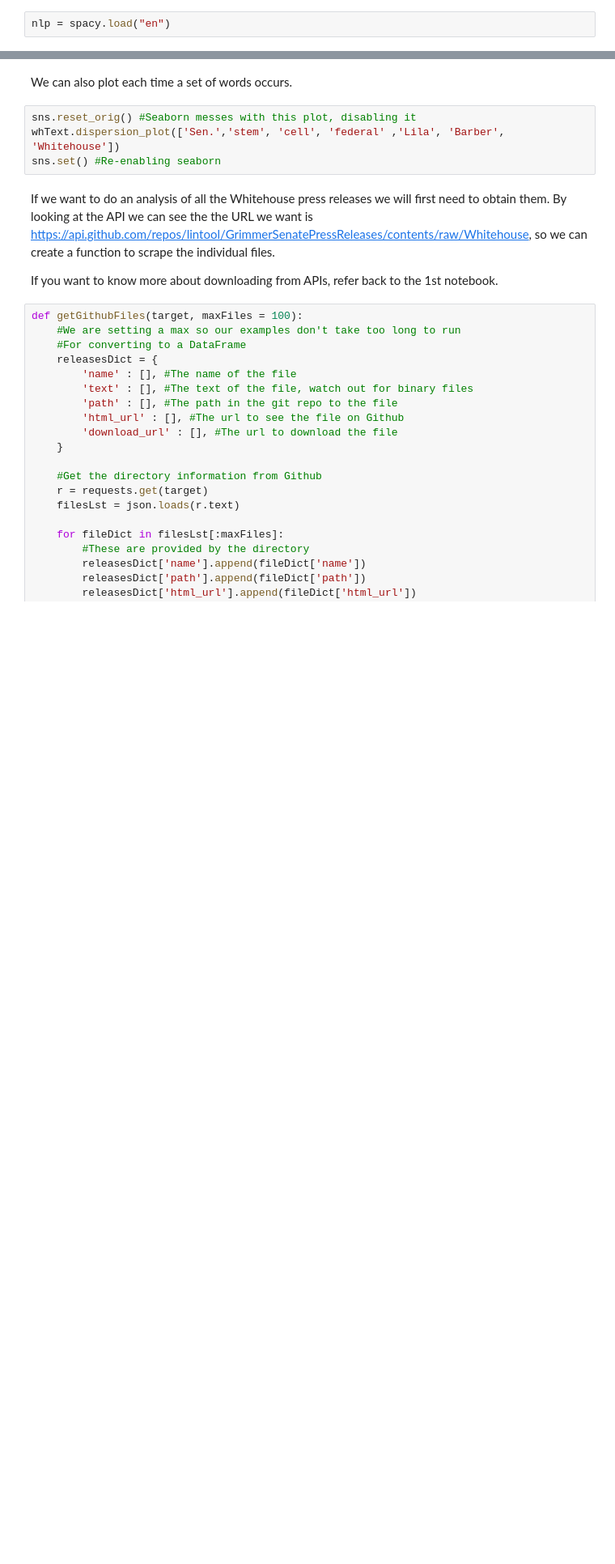
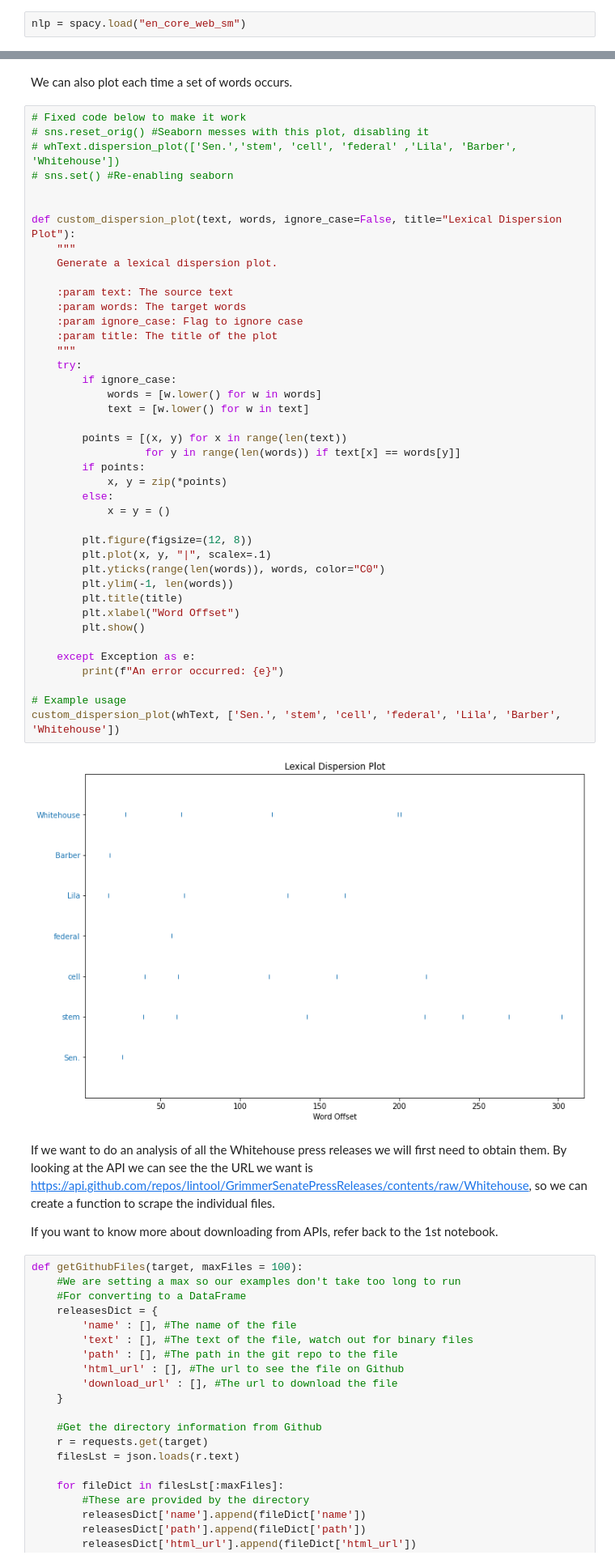
Before and after one commit to floriatea/CCA_NLP, a Jupyter notebook: Homework-Notebooks-2023/week-2/2-Computational-Linguistics.ipynb, the cells around one changed output, grey strips where cells are left out. Shown at 81% size. Drawn from its saved outputs; the diff is of its cells as text; blank space fills up the shorter version.

```diff
--- a/Homework-Notebooks-2023/week-2/2-Computational-Linguistics.ipynb
+++ b/Homework-Notebooks-2023/week-2/2-Computational-Linguistics.ipynb
@@ -99,7 +123,7 @@ clean_11[1]
 # %% [markdown]
 This method cleaned a few basic formatting errors. You are welcome to experiment and add your own code to expand on cleaning the text. Once it begins to look the way you want it to, we can start using spaCy to do some heavier cleaning. spaCy does this through the use of language models. Make sure you have the spaCy english language model loaded.
 # %%
-nlp = spacy.load("en")
+nlp = spacy.load("en_core_web_sm")
 # %% [markdown]
 This model is going to be the basis of most of the tasks which NLTK (the Natural Language Tool Kit) might have done otherwise. While NLTK uses a bunch of clunky models from multiple places, spacy neatly packs all functionality in one model. This deep trained model will start by doing our word tokenizing and normalising. These methods are already included in lucem illud, and here we will just demonstrate them outside the package so to explain what goes on under the hood.
 
@@ -238,10 +367,49 @@ whText.count('cell')
 # %% [markdown]
 
 We can also plot each time a set of words occurs.
-# %%
-sns.reset_orig() #Seaborn messes with this plot, disabling it
-whText.dispersion_plot(['Sen.','stem', 'cell', 'federal' ,'Lila', 'Barber', 'Whitehouse'])
-sns.set() #Re-enabling seaborn
+# %%
+# Fixed code below to make it work
+# sns.reset_orig() #Seaborn messes with this plot, disabling it
+# whText.dispersion_plot(['Sen.','stem', 'cell', 'federal' ,'Lila', 'Barber', 'Whitehouse'])
+# sns.set() #Re-enabling seaborn
+
+
+def custom_dispersion_plot(text, words, ignore_case=False, title="Lexical Dispersion Plot"):
+    """
+    Generate a lexical dispersion plot.
+
+    :param text: The source text
+    :param words: The target words
+    :param ignore_case: Flag to ignore case
+    :param title: The title of the plot
+    """
+    try:
+        if ignore_case:
+            words = [w.lower() for w in words]
+            text = [w.lower() for w in text]
+
+        points = [(x, y) for x in range(len(text))
+                  for y in range(len(words)) if text[x] == words[y]]
+        if points:
+            x, y = zip(*points)
+        else:
+            x = y = ()
+
+        plt.figure(figsize=(12, 8))
+        plt.plot(x, y, "|", scalex=.1)
+        plt.yticks(range(len(words)), words, color="C0")
+        plt.ylim(-1, len(words))
+        plt.title(title)
+        plt.xlabel("Word Offset")
+        plt.show()
+
+    except Exception as e:
+        print(f"An error occurred: {e}")
+
+# Example usage
+custom_dispersion_plot(whText, ['Sen.', 'stem', 'cell', 'federal', 'Lila', 'Barber', 'Whitehouse'])
+# %% [output]
+[figure, added]
 # %% [markdown]
 If we want to do an analysis of all the Whitehouse press releases we will first need to obtain them. By looking at the API we can see the the URL we want is [https://api.github.com/repos/lintool/GrimmerSenatePressReleases/contents/raw/Whitehouse](https://api.github.com/repos/lintool/GrimmerSenatePressReleases/contents/raw/Whitehouse), so we can create a function to scrape the individual files.
 
```
Also changed, not shown: parts of 19 cells of this notebook.
